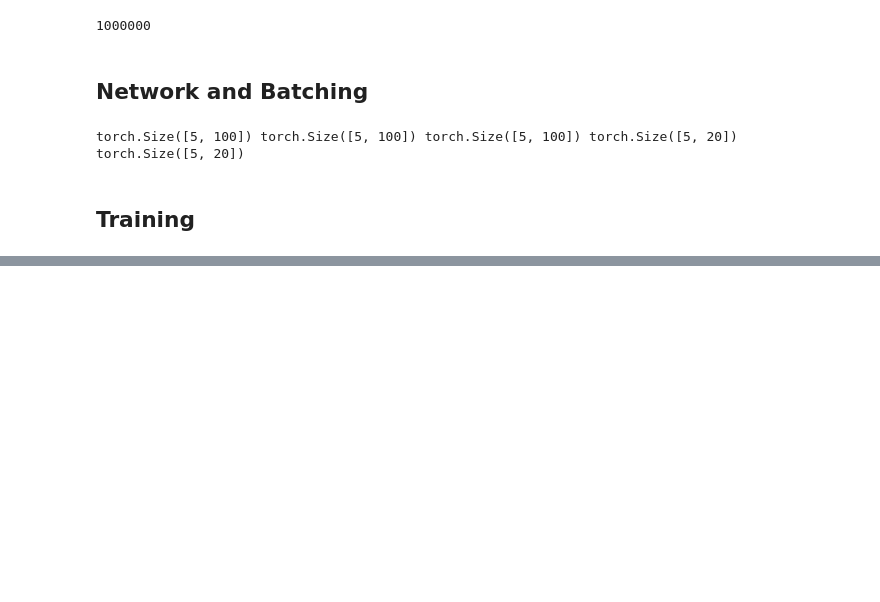
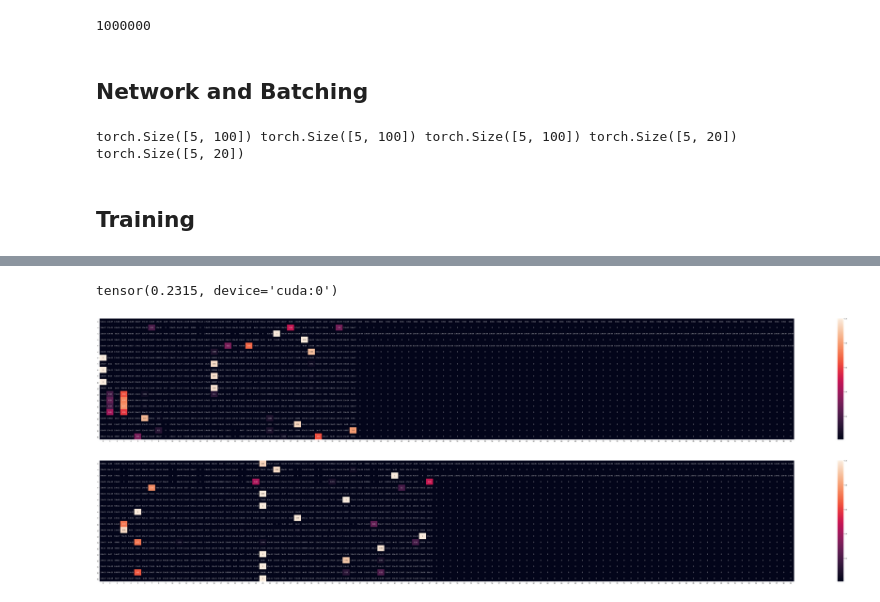
Before and after one commit to amanrai/deep-learning, a Jupyter notebook: Summarizer.ipynb, the cells around one changed output, grey strips where cells are left out. Cells and saved outputs as stored; diff of their text form; code cells hidden in the pictures; blank space fills up the shorter version.

```diff
--- a/Summarizer.ipynb
+++ b/Summarizer.ipynb
@@ -104,14 +104,13 @@ class Summarizer(torch.nn.Module):
 
         self.wz = torch.nn.Parameter(torch.zeros((self.bert_width*2, self.bert_width)))
         self.wr = torch.nn.Parameter(torch.zeros((self.bert_width*2, self.bert_width*2)))
-        self.w_cand = torch.nn.Parameter(torch.zeros((self.bert_width*4, self.bert_width)))
+        self.w_cand = torch.nn.Parameter(torch.zeros((self.bert_width*3, self.bert_width)))
 
         if (self.iscuda):
             self.bert = BertModel.from_pretrained(bert_model).cuda()
         else:
             self.bert = BertModel.from_pretrained(bert_model)
 
-        #self.innerXAttention = torch.nn.Parameter(torch.zeros((self.bert_width*2, attention_dim)))
         self.innerPrevAttention = torch.nn.Parameter(torch.zeros((self.bert_width, attention_dim)))
         self.prevToWidth = torch.nn.Parameter(torch.zeros((self.bert_width, self.bert_width)))
         self.attention_weights = torch.nn.Parameter(torch.zeros((self.bert_width, self.bert_width)))
@@ -150,9 +149,11 @@ class Summarizer(torch.nn.Module):
 
             y_in = _ow[:,-1,:]
             #self attention and context vector generation of all previously generated words
+            """
             _generatedContext = resolvePreviouslyGeneratedText(_ow,
                                                   self.innerPrevAttention,
                                                   self.prevToWidth)
+            """
 
             #gru gating
             _gru_in = torch.cat([y_in.unsqueeze(1), hs], dim=-1)
@@ -165,8 +166,8 @@ class Summarizer(torch.nn.Module):
             doc_context_vector = torch.sum(_dcv, dim=1).unsqueeze(1)
 
             #candidate hidden state and final hidden state for the gru
-            _cand_in = torch.cat([_gru_in*r, doc_context_vector, _generatedContext.unsqueeze(1)],
-                                 dim=-1)
+            #_cand_in = torch.cat([_gru_in*r, doc_context_vector, _generatedContext.unsqueeze(1)], dim=-1)
+            _cand_in = torch.cat([_gru_in*r, doc_context_vector], dim=-1)
             _cand_in = self.dropout(_cand_in)
             h_cand = torch.tanh(torch.matmul(_cand_in, self.w_cand))
             hs = (1-z)*hs + z*h_cand
@@ -201,7 +202,7 @@ class Summarizer(torch.nn.Module):
 # %% [markdown]
 ## Training
 # %%
-continue_training = False
+continue_training = True
 # %%
 network = None
 torch.cuda.empty_cache()
@@ -390,14 +401,19 @@ with torch.no_grad():
     words, atts = network.forward(d, se, m, output_ts=20)
     l = CoverageLoss(atts)
     print(l)
+# %% [output]
+tensor(0.2315, device='cuda:0')
 # %%
 %matplotlib inline
 import seaborn as sns
 import matplotlib.pyplot as plt
 data = atts.squeeze(-1).cpu().numpy()
 for i in range(2):
     plt.figure(figsize=(105, 15))
-    sns.heatmap(data[i], annot=True, vmin=0.01, vmax = 0.5)
+    sns.heatmap(data[i], annot=True, vmin=0.01, vmax = 1)
+# %% [output]
+[figure, added]
+[figure, added]
 # %%
 _save("LastForcedSave")
 # %%
```
Also changed, not shown: parts of 4 cells of this notebook, 5 other files.
